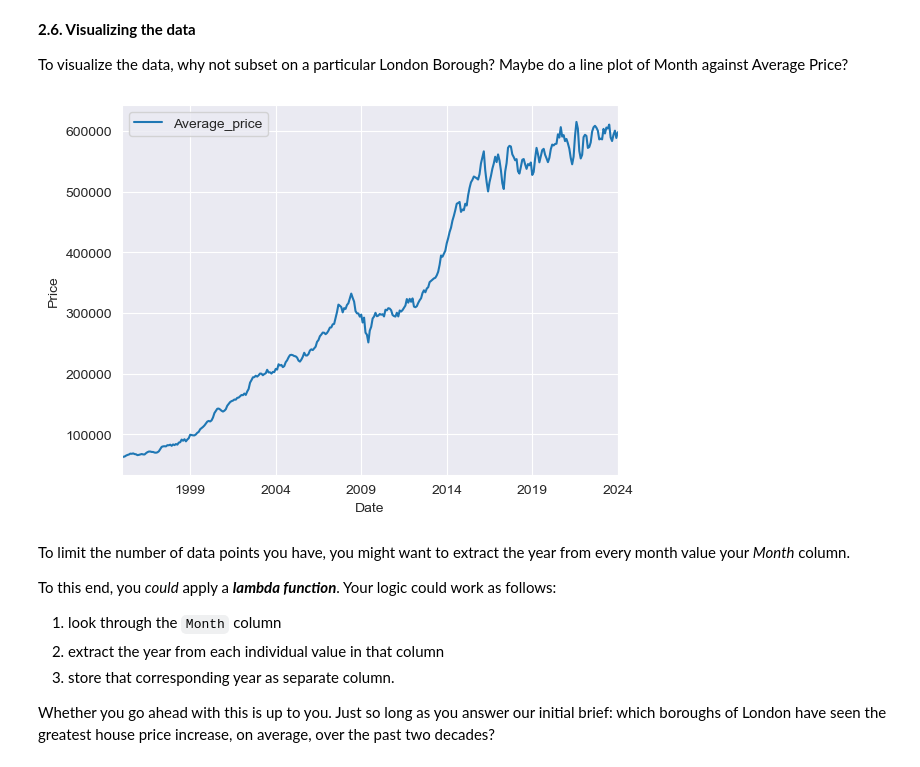
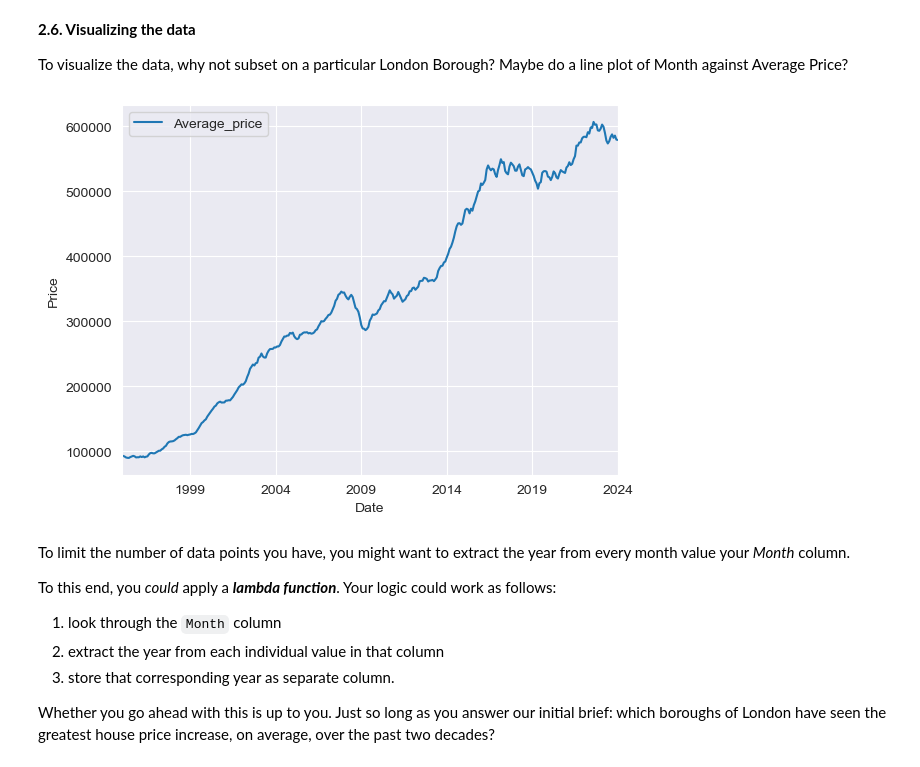
Before and after one commit to jclaudio019/ds2024, a Jupyter notebook: Notebooks/Unit 4 Challenge - Tier 3.ipynb, the cells around one changed output. Drawn from its saved outputs; the diff is of its cells as text; code cells hidden in the pictures.

```diff
--- a/Notebooks/Unit 4 Challenge - Tier 3.ipynb
+++ b/Notebooks/Unit 4 Challenge - Tier 3.ipynb
@@ -354,11 +354,11 @@ df = cleaned_data[~cleaned_data.London_Borough.isin(nonBoroughs)]
 
 To visualize the data, why not subset on a particular London Borough? Maybe do a line plot of Month against Average Price?
 # %%
-subset_prices = df[df['London_Borough'] == "Hackney"]
+subset_prices = df[df['London_Borough'] == "Barnet"]
 subset_prices.plot(kind='line', x='Date', y="Average_price");
 plt.ylabel("Price");
 # %% [output]
-[figure, old version]
+[figure, new version]
 # %% [markdown]
 To limit the number of data points you have, you might want to extract the year from every month value your *Month* column.
 
```
Also changed, not shown: parts of 6 cells of this notebook.
